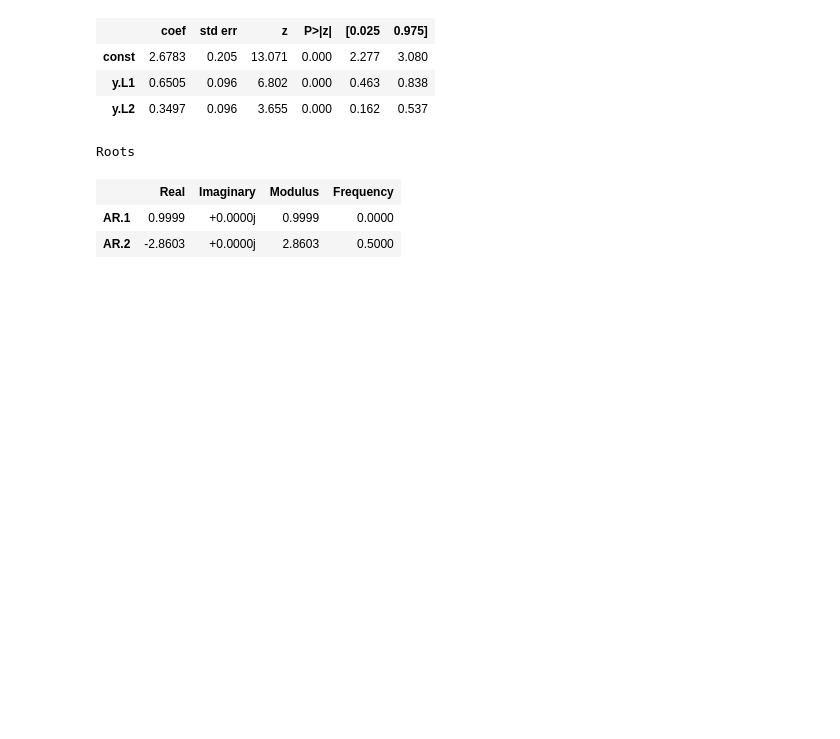
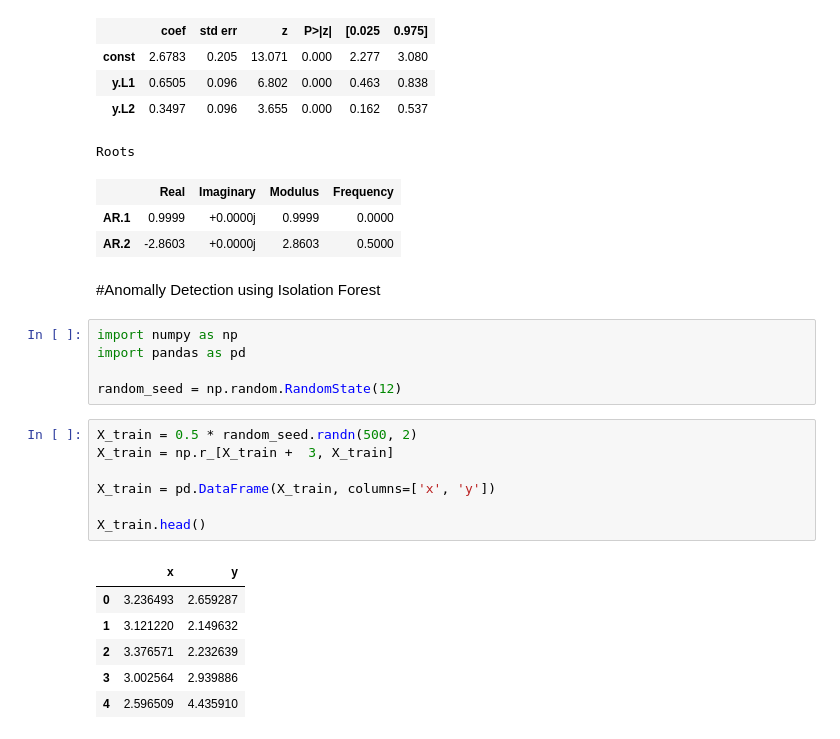
Before and after one commit to rpd3117/Cybersecurity-june24, a Jupyter notebook: Cybersecurity_june2024.ipynb, the cells around one changed output. Cells and saved outputs as stored; diff of their text form; blank space fills up the shorter version.

```diff
--- a/Cybersecurity_june2024.ipynb
+++ b/Cybersecurity_june2024.ipynb
@@ -59,3 +61,24 @@ Roots
 |  | Real | Imaginary | Modulus | Frequency |
 | AR.1 | 0.9999 | +0.0000j | 0.9999 | 0.0000 |
 | AR.2 | -2.8603 | +0.0000j | 2.8603 | 0.5000 |
+# %% [markdown]
+#Anomally Detection using Isolation Forest
+# %%
+import numpy as np
+import pandas as pd
+
+random_seed = np.random.RandomState(12)
+# %%
+X_train = 0.5 * random_seed.randn(500, 2)
+X_train = np.r_[X_train +  3, X_train]
+
+X_train = pd.DataFrame(X_train, columns=['x', 'y'])
+
+X_train.head()
+# %% [output]
+|  | x | y |
+| 0 | 3.236493 | 2.659287 |
+| 1 | 3.121220 | 2.149632 |
+| 2 | 3.376571 | 2.232639 |
+| 3 | 3.002564 | 2.939886 |
+| 4 | 2.596509 | 4.435910 |
```
Also changed, not shown: parts of 7 cells of this notebook.
